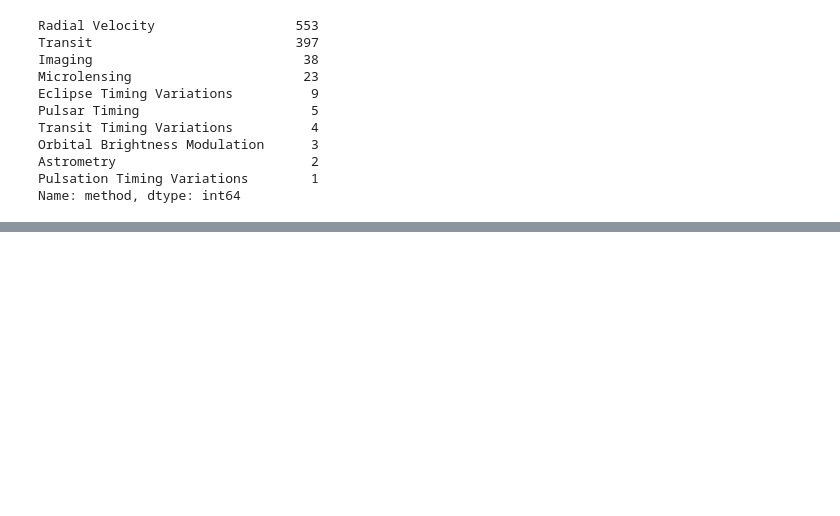
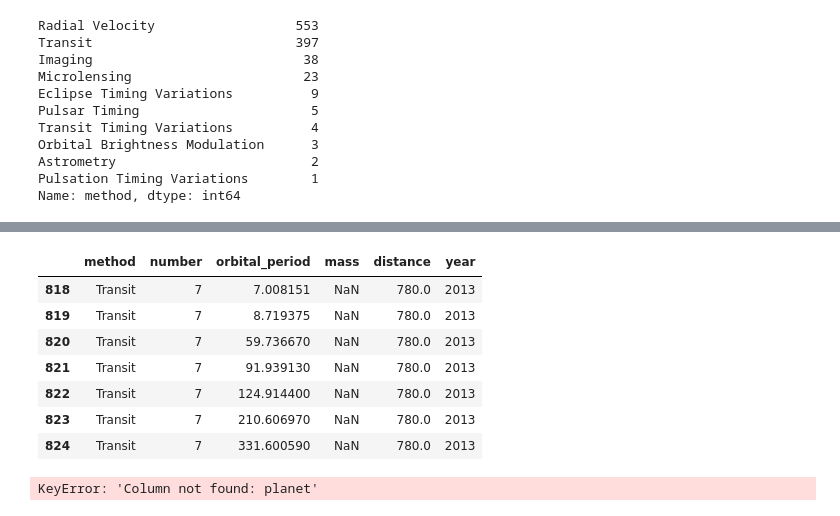
Before and after one commit to crypt0kitik/Introduction-to-Data-Analytics, a Jupyter notebook: Homework sets/Additional notebooks/Data Analytics - Planets.ipynb, the cells around one changed output, grey strips where cells are left out. Saved outputs shown, nothing was run; the diff lists cells and outputs as text; code cells hidden in the pictures; blank space fills up the shorter version.

```diff
--- a/Homework sets/Additional notebooks/Data Analytics - Planets.ipynb
+++ b/Homework sets/Additional notebooks/Data Analytics - Planets.ipynb
@@ -137,0 +158,27 @@ sns.barplot(x=method_counts.values, y=method_counts.index)
+# %%
+
+year = df[df['number'] > 6]
+year
+# %% [output]
+|  | method | number | orbital_period | mass | distance | year |
+| 818 | Transit | 7 | 7.008151 | NaN | 780.0 | 2013 |
+| 819 | Transit | 7 | 8.719375 | NaN | 780.0 | 2013 |
+| 820 | Transit | 7 | 59.736670 | NaN | 780.0 | 2013 |
+| 821 | Transit | 7 | 91.939130 | NaN | 780.0 | 2013 |
+| 822 | Transit | 7 | 124.914400 | NaN | 780.0 | 2013 |
+| 823 | Transit | 7 | 210.606970 | NaN | 780.0 | 2013 |
+| 824 | Transit | 7 | 331.600590 | NaN | 780.0 | 2013 |
+# %%
+
+
+# Group the number of exoplanets discovered by year
+discoveries_by_year = df.groupby('year')['planet'].count()
+
+# Create a line chart of exoplanet discoveries by year
+plt.plot(discoveries_by_year.index, discoveries_by_year.values)
+plt.xlabel('Year')
+plt.ylabel('Number of Exoplanets Discovered')
+plt.title('Exoplanet Discoveries Over Time')
+plt.show()
+# %% [output]
+KeyError: 'Column not found: planet'
```
Also changed, not shown: parts of 9 cells of this notebook.
